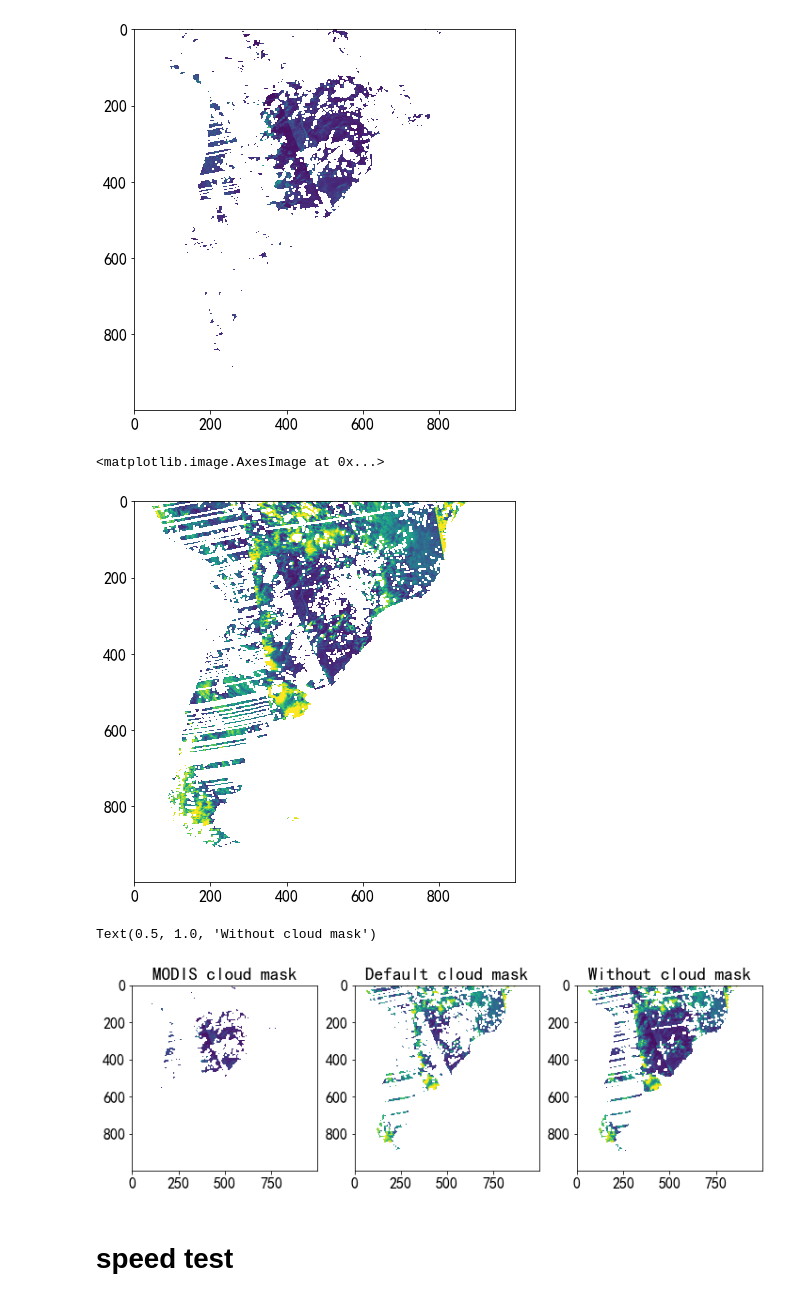
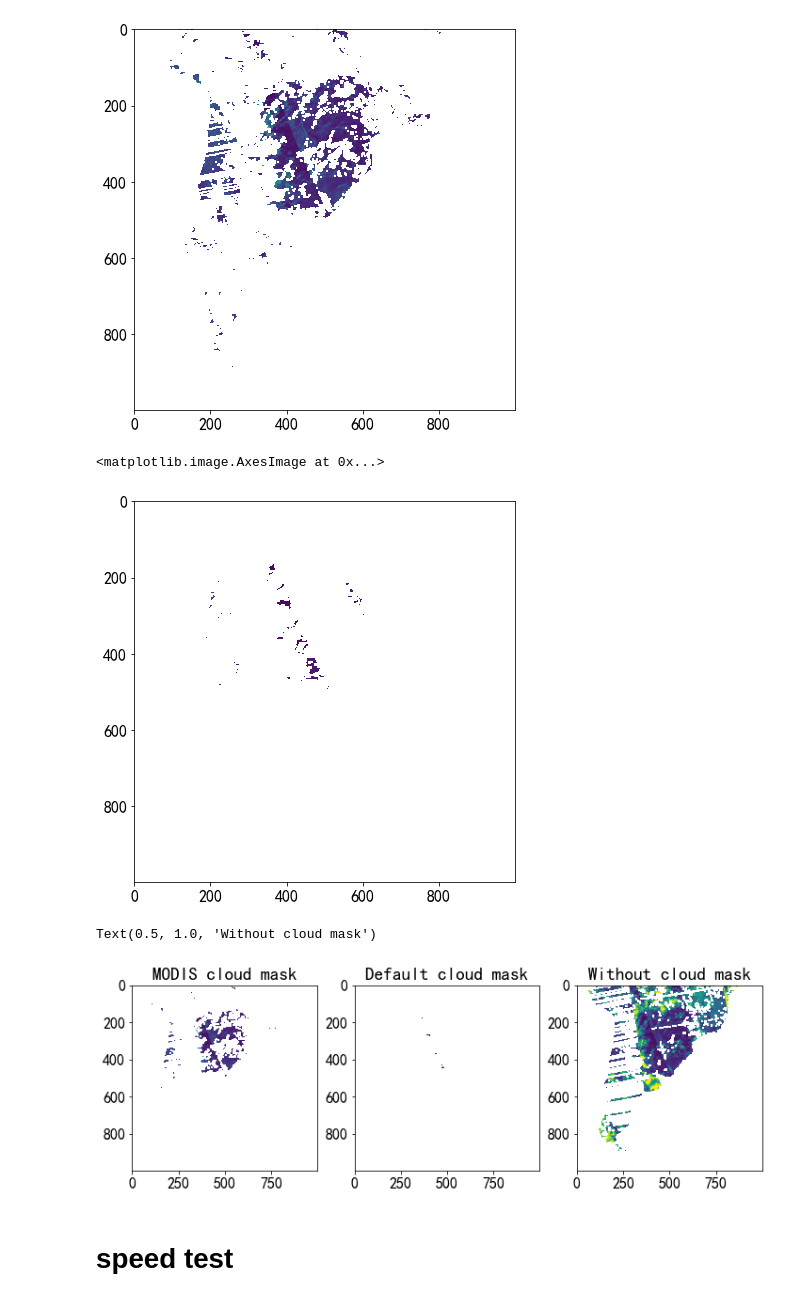
Before and after one commit to vysitu/avhrr_tools, a Jupyter notebook: fire/1_mask.ipynb, the cells around one changed output. Saved outputs shown, nothing was run; the diff lists cells and outputs as text; code cells hidden in the pictures.

Commit message:
Fix the error in applying the default mask

```diff
--- a/fire/1_mask.ipynb
+++ b/fire/1_mask.ipynb
@@ -135,13 +135,13 @@ plt.imshow(b1masked)
 [figure]
 # %%
 default_cldmsk = qa_masks[1,:,:]+qa_masks[2,:,:]
-default_cldmsk = np.where(default_cldmsk>0, 1, 0)
+default_cldmsk = np.where(default_cldmsk>0, 0, 1)
 b1masked2 = ssb1*default_cldmsk
 b1masked2 = np.where(b1masked2<=0, np.nan, b1masked2)
 plt.imshow(b1masked2)
 # %% [output]
 <matplotlib.image.AxesImage at 0x...>
-[figure, old version]
+[figure, new version]
 # %%
 fig, ax = plt.subplots(1, 3)
 ax = ax.flatten()
@@ -150,7 +150,7 @@ ax[1].imshow(b1masked2); ax[1].set_title('Default cloud mask')
 ax[2].imshow(ssb1); ax[2].set_title('Without cloud mask')
 # %% [output]
 Text(0.5, 1.0, 'Without cloud mask')
-[figure, old version]
+[figure, new version]
 # %% [markdown]
 # speed test
 # %%
```
Also changed, not shown: 1 other file.
